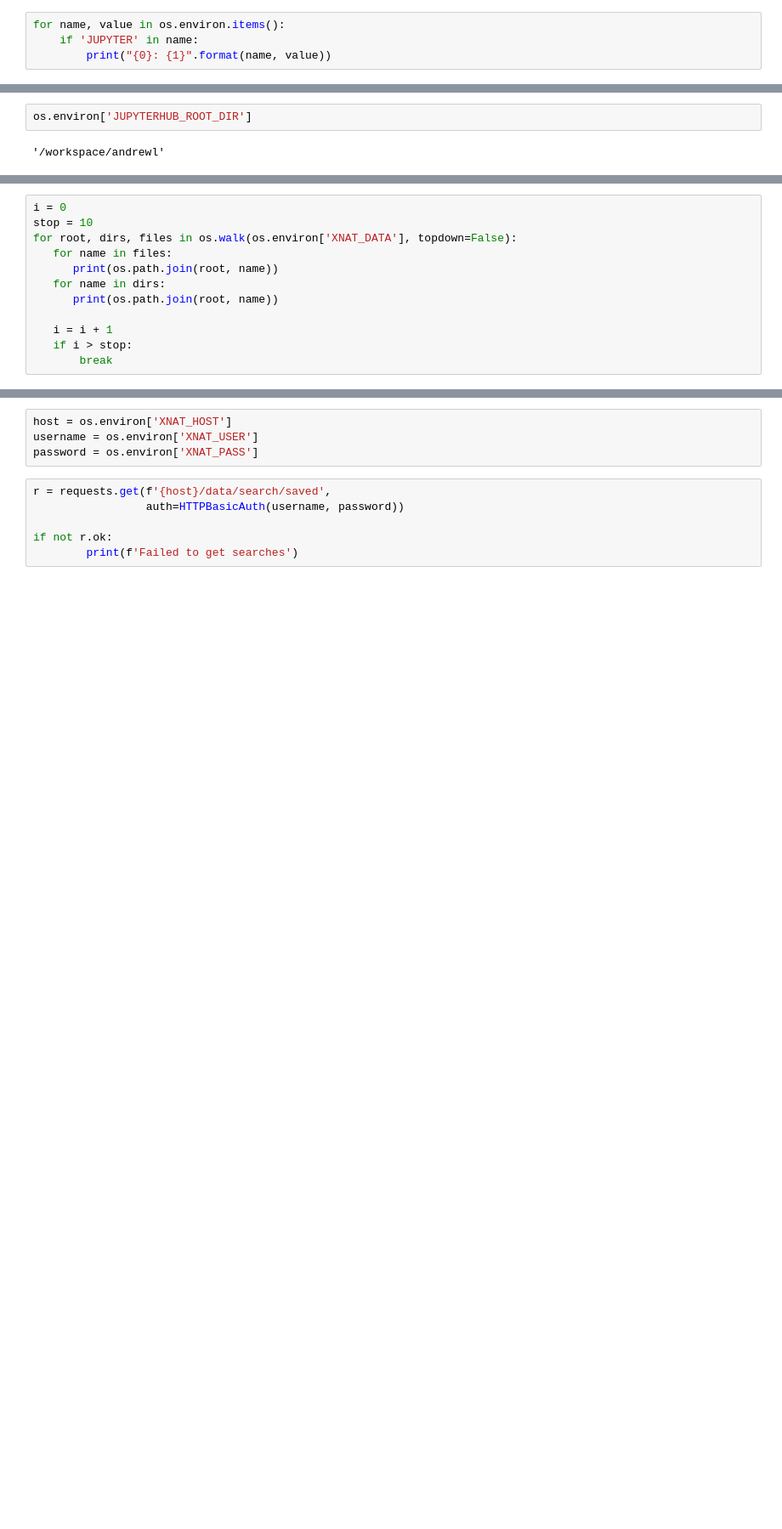
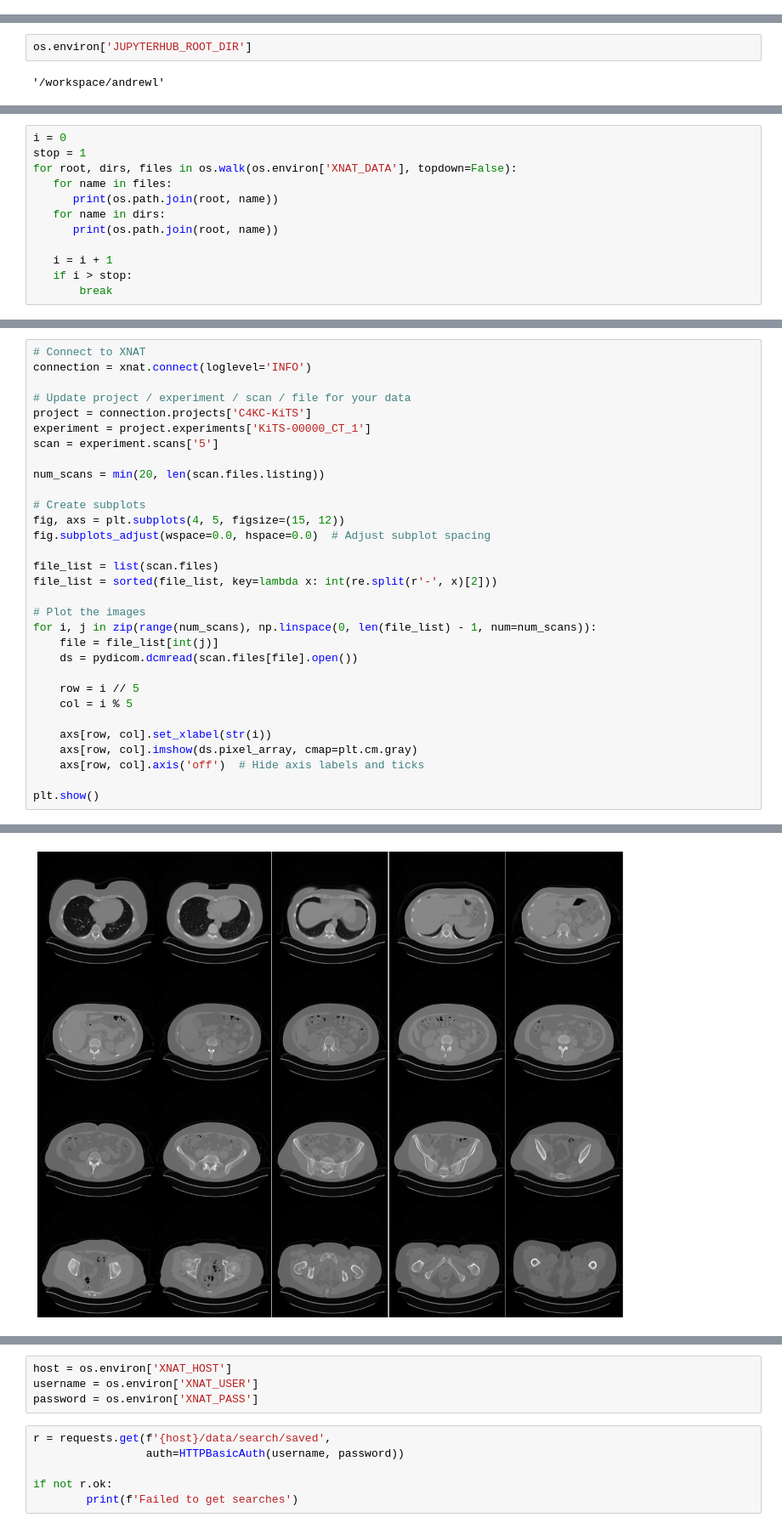
Before and after one commit to NrgXnat/xnat-jupyter-notebooks, a Jupyter notebook: Sample.ipynb, the cells around one changed output, grey strips where cells are left out. Shown at 85% size. Saved outputs shown, nothing was run; the diff lists cells and outputs as text; blank space fills up the shorter version.

```diff
--- a/Sample.ipynb
+++ b/Sample.ipynb
@@ -52,4 +20,0 @@ JupyterHub also adds some environmental variables you might find helpful
-# %%
-for name, value in os.environ.items():
-    if 'JUPYTER' in name:
-        print("{0}: {1}".format(name, value))
@@ -70,6 +129,6 @@ Let's walk the file system to see the XNAT data that's been mounted.
 # %%
 i = 0
-stop = 10
+stop = 1
 for root, dirs, files in os.walk(os.environ['XNAT_DATA'], topdown=False):
    for name in files:
       print(os.path.join(root, name))
@@ -113,0 +164,32 @@ projects = r.json()['ResultSet']['Result']
+# %%
+# Connect to XNAT
+connection = xnat.connect(loglevel='INFO')
+
+# Update project / experiment / scan / file for your data
+project = connection.projects['C4KC-KiTS']
+experiment = project.experiments['KiTS-00000_CT_1']
+scan = experiment.scans['5']
+
+num_scans = min(20, len(scan.files.listing))
+
+# Create subplots
+fig, axs = plt.subplots(4, 5, figsize=(15, 12))
+fig.subplots_adjust(wspace=0.0, hspace=0.0)  # Adjust subplot spacing
+
+file_list = list(scan.files)
+file_list = sorted(file_list, key=lambda x: int(re.split(r'-', x)[2]))
+
+# Plot the images
+for i, j in zip(range(num_scans), np.linspace(0, len(file_list) - 1, num=num_scans)):
+    file = file_list[int(j)]
+    ds = pydicom.dcmread(scan.files[file].open())
+
+    row = i // 5
+    col = i % 5
+
+    axs[row, col].set_xlabel(str(i))
+    axs[row, col].imshow(ds.pixel_array, cmap=plt.cm.gray)
+    axs[row, col].axis('off')  # Hide axis labels and ticks
+
+plt.show()
+# %% [output]
@@ -114 +213,2 @@ projects = r.json()['ResultSet']['Result']
+[figure, added]
 # %% [markdown]
```
Also changed, not shown: parts of 51 cells of this notebook, 3 other files.
